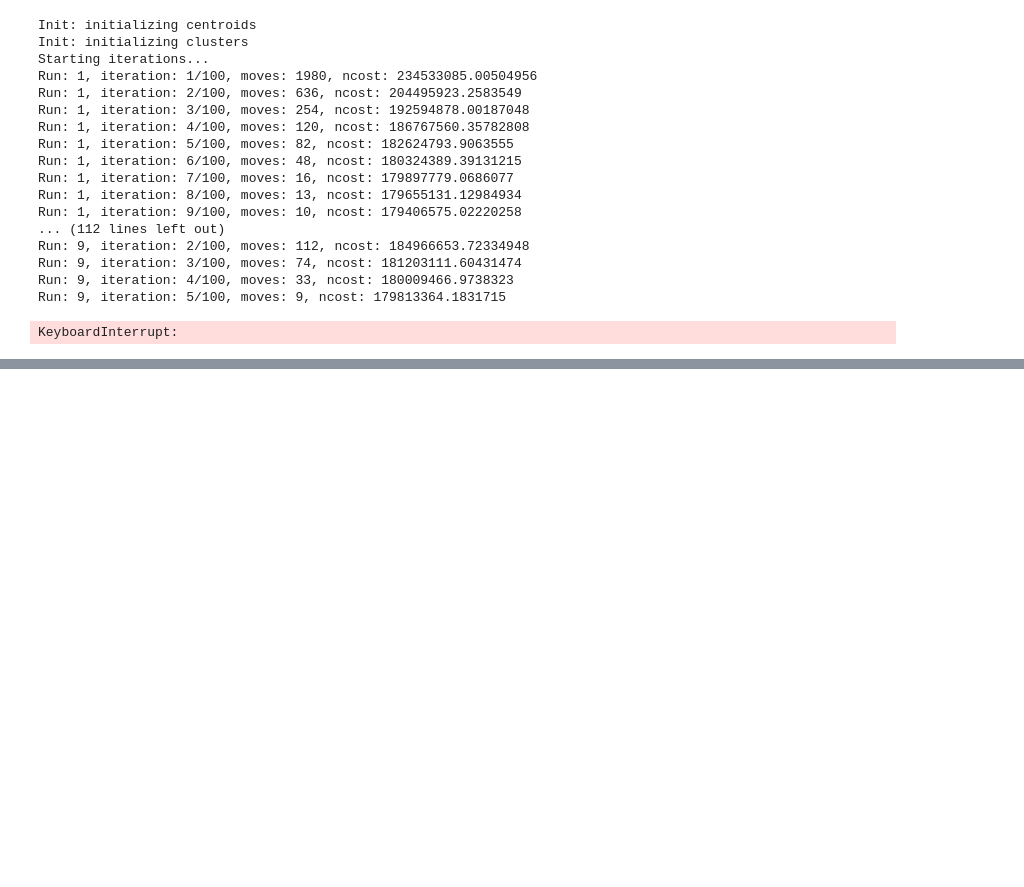
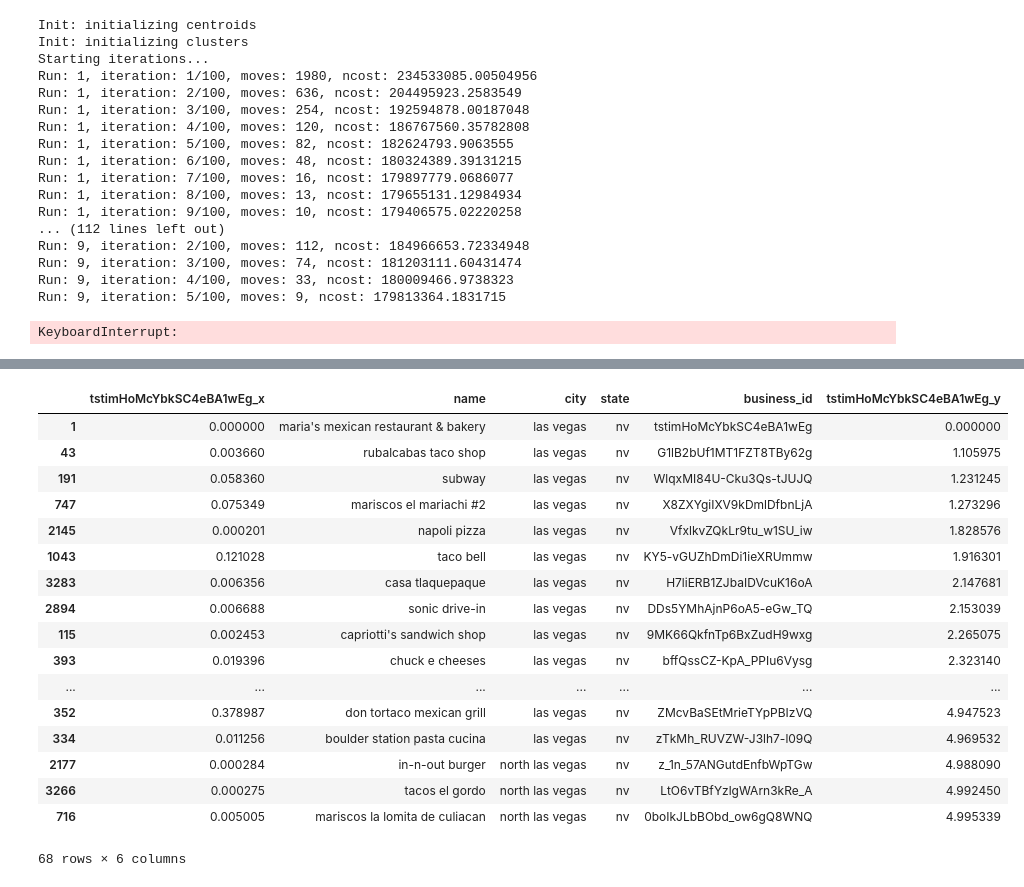
Before and after one commit to rvent/Event-Planner-Project, a Jupyter notebook: rima_wip.ipynb, the cells around one changed output, grey strips where cells are left out. Cells and saved outputs as stored; diff of their text form; code cells hidden in the pictures; blank space fills up the shorter version.

```diff
--- a/rima_wip.ipynb
+++ b/rima_wip.ipynb
@@ -783,0 +788,2 @@ KeyboardInterrupt:
+# %%
+df_test.drop(['index'], axis=1, inplace=True)
@@ -783,0 +794,7 @@ KeyboardInterrupt:
+# %%
+df_distance = df_test.iloc[:,8:]
+df_distance.columns = df_test.business_id
+df_distance.columns.name = None
+
+# df_distance.index.rename('index', inplace = True)
+df_distance['business_id'] = df_test.business_id
@@ -783,0 +812,2 @@ KeyboardInterrupt:
+# %%
+df_final = df_similarity.merge(df_test[['name', 'business_id', 'city', 'state']], on='business_id')
@@ -783,0 +850,6 @@ KeyboardInterrupt:
+# %%
+def find_closest(name):
+    business = df_final[df_final['name'] == name].business_id
+    biz_id = business.tolist()[0]
+    rec_df = df_final[[biz_id, 'name', 'city', 'state', 'business_id']].merge(df_distance[['business_id', biz_id]], on='business_id')
+    return rec_df.sort_values(by=f"{biz_id}_y", ascending=True)
@@ -783,0 +874,22 @@ KeyboardInterrupt:
+# %%
+a = find_closest("maria's mexican restaurant & bakery")
+a[a[a.columns[-1]] <=5]
+# %% [output]
+|  | tstimHoMcYbkSC4eBA1wEg_x | name | city | state | business_id | tstimHoMcYbkSC4eBA1wEg_y |
+| 1 | 0.000000 | maria's mexican restaurant & bakery | las vegas | nv | tstimHoMcYbkSC4eBA1wEg | 0.000000 |
+| 43 | 0.003660 | rubalcabas taco shop | las vegas | nv | G1lB2bUf1MT1FZT8TBy62g | 1.105975 |
+| 191 | 0.058360 | subway | las vegas | nv | WlqxMI84U-Cku3Qs-tJUJQ | 1.231245 |
+| 747 | 0.075349 | mariscos el mariachi #2 | las vegas | nv | X8ZXYgiIXV9kDmlDfbnLjA | 1.273296 |
+| 2145 | 0.000201 | napoli pizza | las vegas | nv | VfxlkvZQkLr9tu_w1SU_iw | 1.828576 |
+| 1043 | 0.121028 | taco bell | las vegas | nv | KY5-vGUZhDmDi1ieXRUmmw | 1.916301 |
+| 3283 | 0.006356 | casa tlaquepaque | las vegas | nv | H7liERB1ZJbaIDVcuK16oA | 2.147681 |
+| 2894 | 0.006688 | sonic drive-in | las vegas | nv | DDs5YMhAjnP6oA5-eGw_TQ | 2.153039 |
+| 115 | 0.002453 | capriotti's sandwich shop | las vegas | nv | 9MK66QkfnTp6BxZudH9wxg | 2.265075 |
+| 393 | 0.019396 | chuck e cheeses | las vegas | nv | bffQssCZ-KpA_PPIu6Vysg | 2.323140 |
+| ... | ... | ... | ... | ... | ... | ... |
+| 352 | 0.378987 | don tortaco mexican grill | las vegas | nv | ZMcvBaSEtMrieTYpPBIzVQ | 4.947523 |
+| 334 | 0.011256 | boulder station pasta cucina | las vegas | nv | zTkMh_RUVZW-J3lh7-l09Q | 4.969532 |
+| 2177 | 0.000284 | in-n-out burger | north las vegas | nv | z_1n_57ANGutdEnfbWpTGw | 4.988090 |
+| 3266 | 0.000275 | tacos el gordo | north las vegas | nv | LtO6vTBfYzlgWArn3kRe_A | 4.992450 |
+| 716 | 0.005005 | mariscos la lomita de culiacan | north las vegas | nv | 0boIkJLbBObd_ow6gQ8WNQ | 4.995339 |
+68 rows × 6 columns
```
Also changed, not shown: parts of 14 cells of this notebook.
